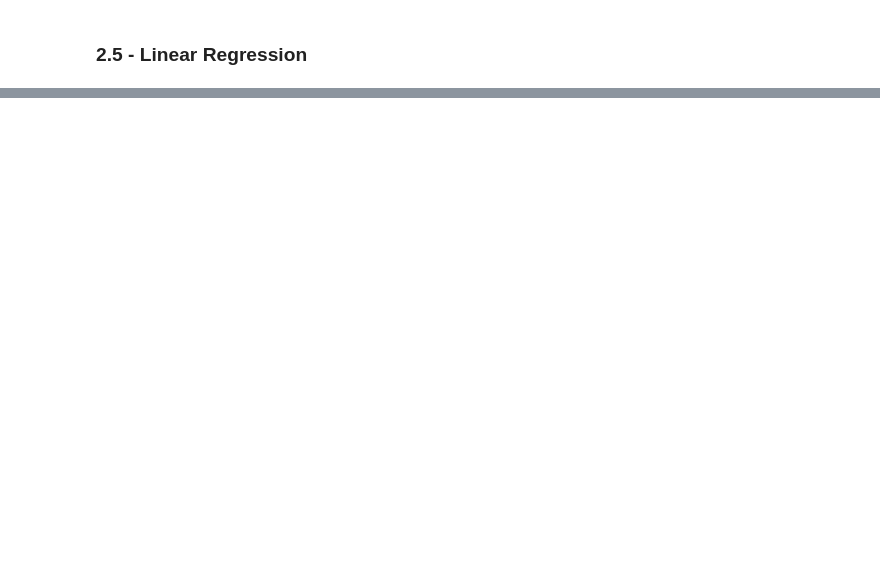
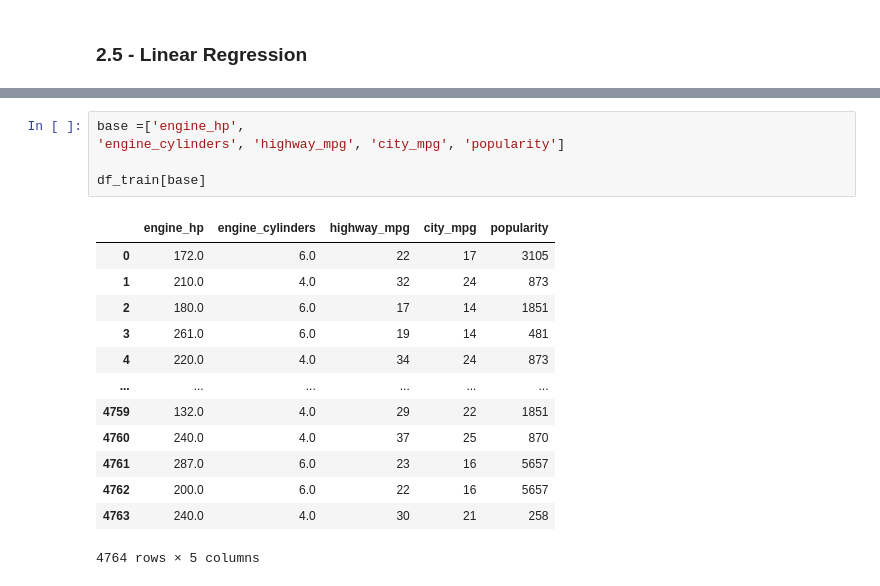
Before and after one commit to LayanASO/Car-Price-Prediction-Project, a Jupyter notebook: 2.2 - Data Preparation.ipynb, the cells around one changed output, grey strips where cells are left out. Drawn from its saved outputs; the diff is of its cells as text; blank space fills up the shorter version.

```diff
--- a/2.2 - Data Preparation.ipynb
+++ b/2.2 - Data Preparation.ipynb
@@ -251,0 +430,19 @@ del df_val["msrp"]
+# %%
+base =['engine_hp',
+'engine_cylinders', 'highway_mpg', 'city_mpg', 'popularity']
+
+df_train[base]
+# %% [output]
+|  | engine_hp | engine_cylinders | highway_mpg | city_mpg | popularity |
+| 0 | 172.0 | 6.0 | 22 | 17 | 3105 |
+| 1 | 210.0 | 4.0 | 32 | 24 | 873 |
+| 2 | 180.0 | 6.0 | 17 | 14 | 1851 |
+| 3 | 261.0 | 6.0 | 19 | 14 | 481 |
+| 4 | 220.0 | 4.0 | 34 | 24 | 873 |
+| ... | ... | ... | ... | ... | ... |
+| 4759 | 132.0 | 4.0 | 29 | 22 | 1851 |
+| 4760 | 240.0 | 4.0 | 37 | 25 | 870 |
+| 4761 | 287.0 | 6.0 | 23 | 16 | 5657 |
+| 4762 | 200.0 | 6.0 | 22 | 16 | 5657 |
+| 4763 | 240.0 | 4.0 | 30 | 21 | 258 |
+4764 rows × 5 columns
```
Also changed, not shown: parts of 41 cells of this notebook.
